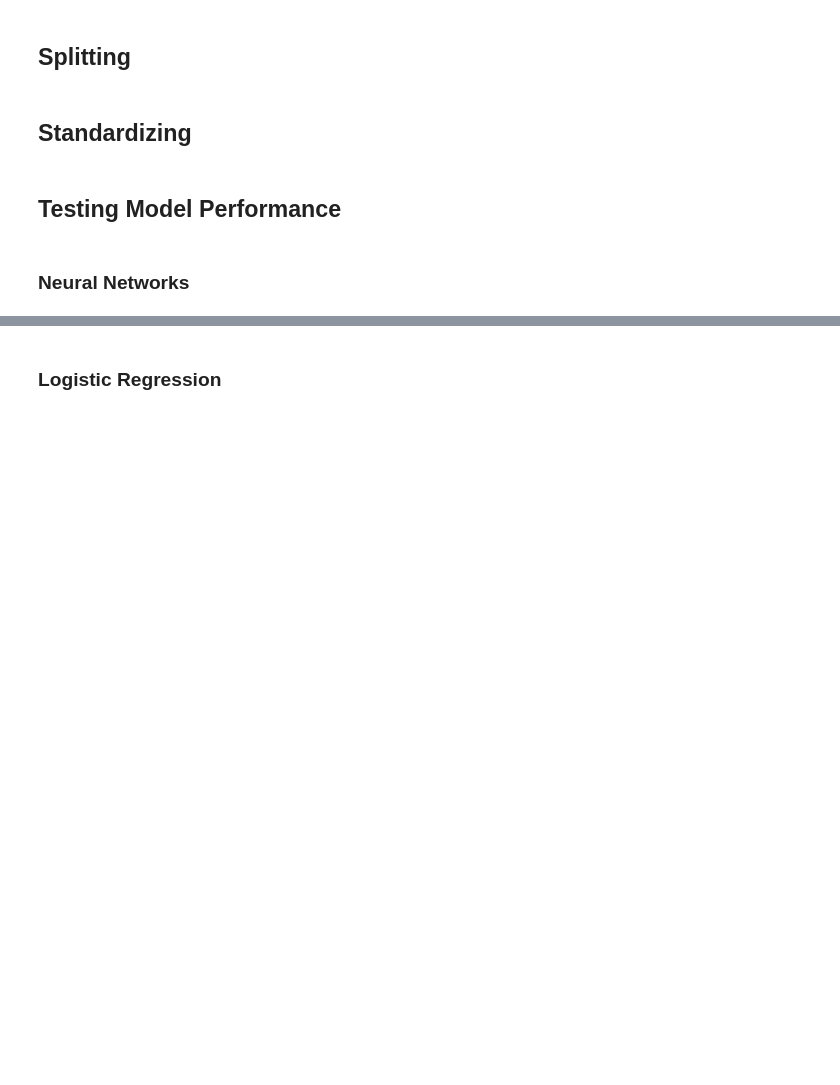
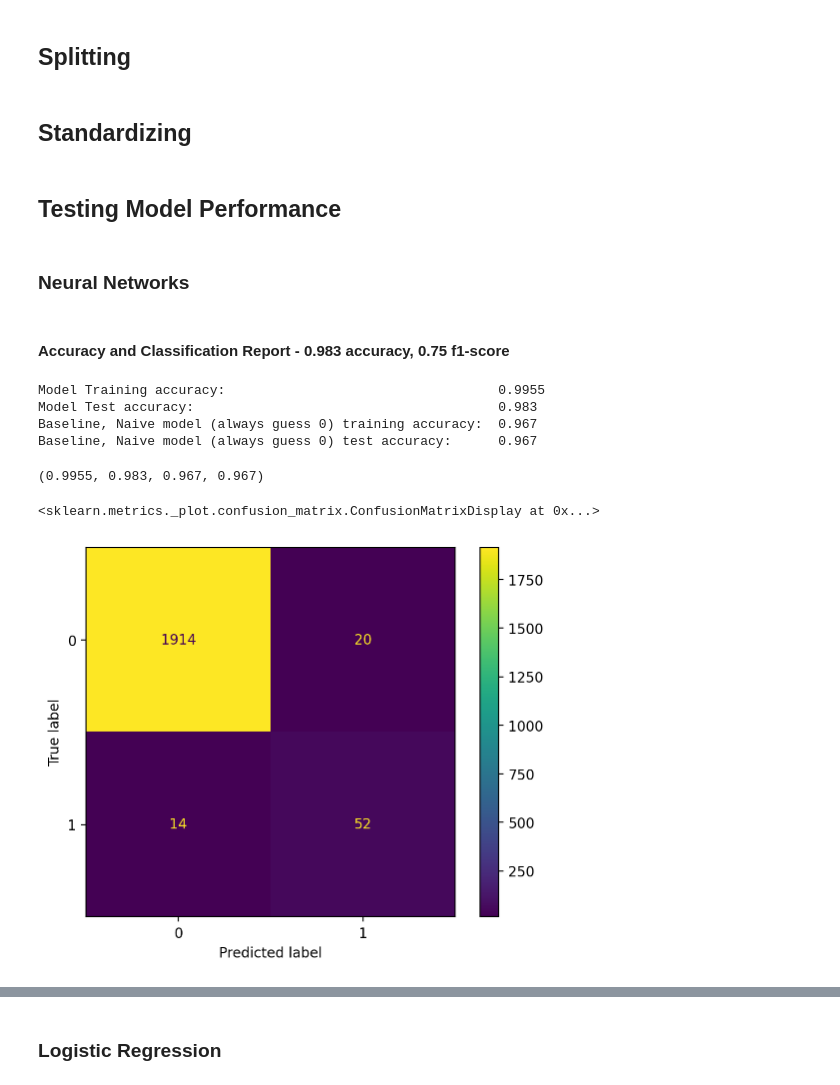
Before and after one commit to ToluAkinlabi/capstone_project_2, a Jupyter notebook: Solution.ipynb, the cells around one changed output, grey strips where cells are left out. Cells and saved outputs as stored; diff of their text form; code cells hidden in the pictures; blank space fills up the shorter version.

Commit message:
Add all supervised models into one notebook and generate accuracy and f1-score

```diff
--- a/Solution.ipynb
+++ b/Solution.ipynb
@@ -100,3 +98,27 @@ X_dummy_test = scaler.transform(X_dummy_test)
 ## Testing Model Performance
 # %% [markdown]
 ### Neural Networks
+# %%
+# Create and train a neural network classifier
+clf = MLPClassifier(hidden_layer_sizes=(64, 32), max_iter=1000, random_state=RANDOM_SEED)
+clf.fit(X_dummy_train, y_dummy_train)
+
+# Make predictions on the test data
+y_pred = clf.predict(X_dummy_test)
+# %% [markdown]
+#### Accuracy and Classification Report - 0.983 accuracy, 0.75 f1-score
+# %%
+util.calculate_and_display_accuracy(clf, X_dummy_train, y_dummy_train, X_dummy_test, y_dummy_test)
+# %% [output]
+Model Training accuracy:                                   0.9955
+Model Test accuracy:                                       0.983
+Baseline, Naive model (always guess 0) training accuracy:  0.967
+Baseline, Naive model (always guess 0) test accuracy:      0.967
+(0.9955, 0.983, 0.967, 0.967)
+# %%
+cm = confusion_matrix(y_dummy_test, y_pred, labels=clf.classes_)
+disp = ConfusionMatrixDisplay(confusion_matrix=cm, display_labels=clf.classes_)
+disp.plot()
+# %% [output]
+<sklearn.metrics._plot.confusion_matrix.ConfusionMatrixDisplay at 0x...>
+[figure, added]
```
Also changed, not shown: parts of 37 cells of this notebook.
